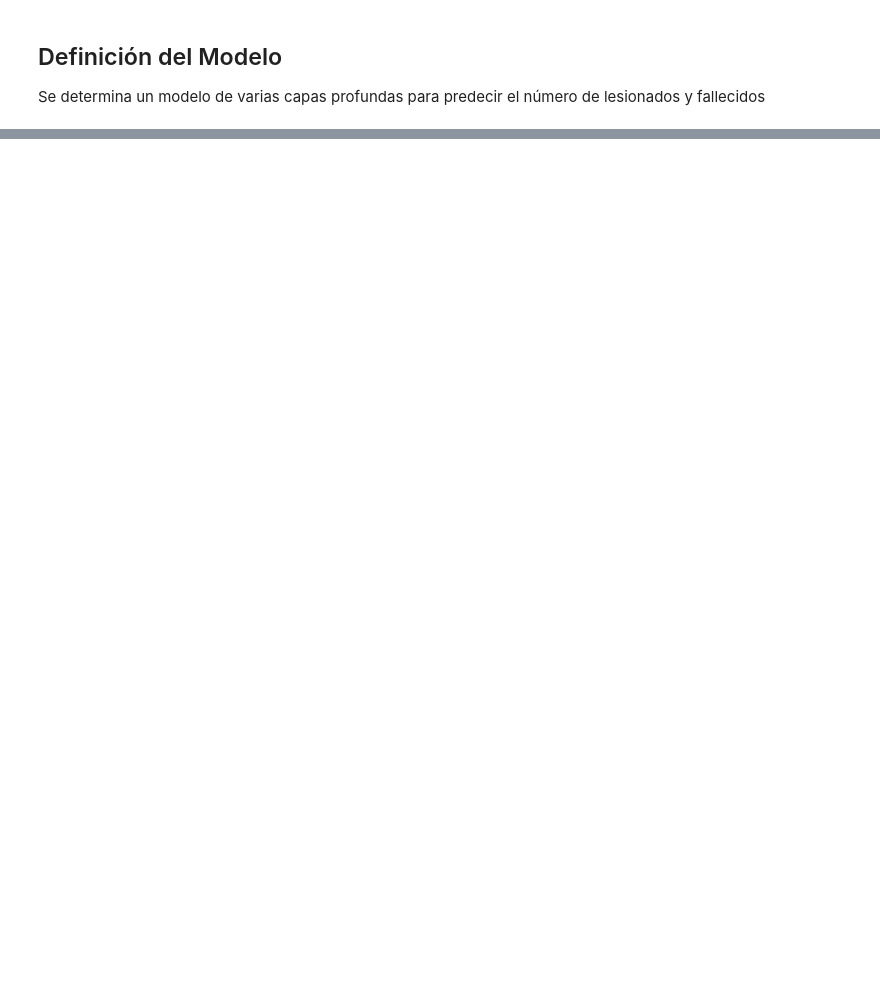
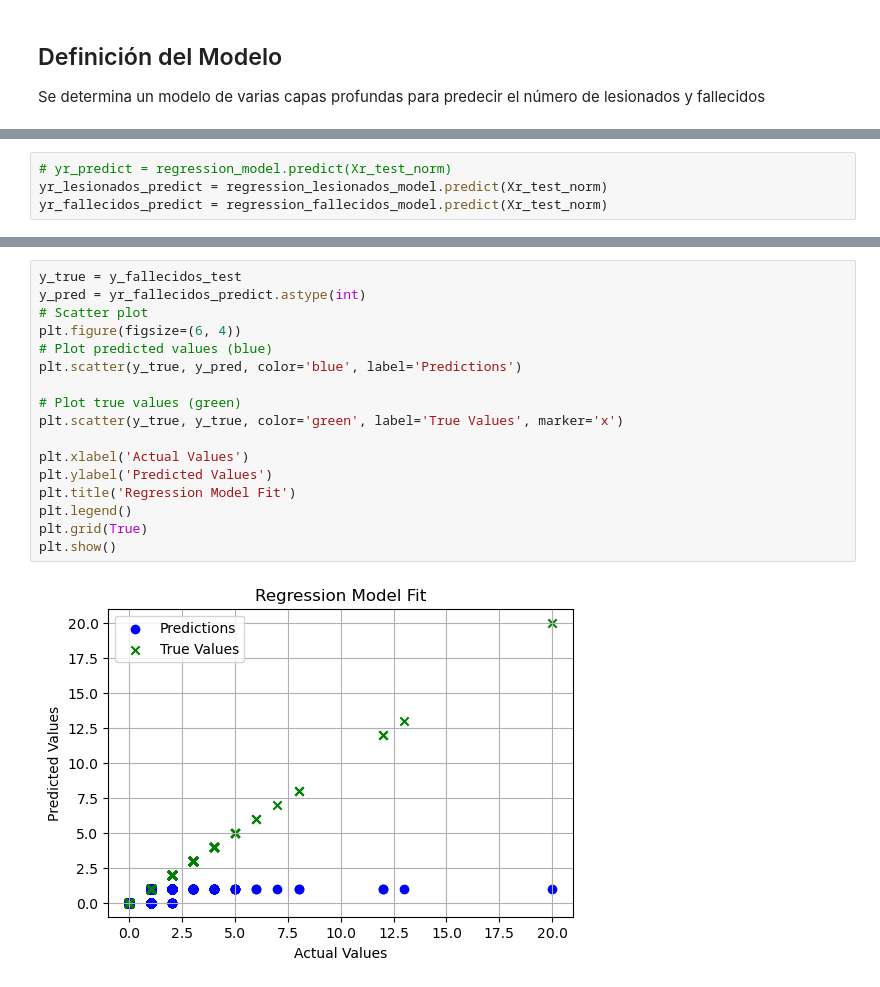
Before and after one commit to LeninGF/ant_accidentes_ml, a Jupyter notebook: classification.ipynb, the cells around one changed output, grey strips where cells are left out. Cells and saved outputs as stored; diff of their text form; blank space fills up the shorter version.

```diff
--- a/classification.ipynb
+++ b/classification.ipynb
@@ -649,0 +764,4 @@ yr_fallecidos_predict = yr_predict[1]
+# %%
+# yr_predict = regression_model.predict(Xr_test_norm)
+yr_lesionados_predict = regression_lesionados_model.predict(Xr_test_norm)
+yr_fallecidos_predict = regression_fallecidos_model.predict(Xr_test_norm)
@@ -649,0 +814,19 @@ yr_fallecidos_predict = yr_predict[1]
+# %%
+y_true = y_fallecidos_test
+y_pred = yr_fallecidos_predict.astype(int)
+# Scatter plot
+plt.figure(figsize=(6, 4))
+# Plot predicted values (blue)
+plt.scatter(y_true, y_pred, color='blue', label='Predictions')
+
+# Plot true values (green)
+plt.scatter(y_true, y_true, color='green', label='True Values', marker='x')
+
+plt.xlabel('Actual Values')
+plt.ylabel('Predicted Values')
+plt.title('Regression Model Fit')
+plt.legend()
+plt.grid(True)
+plt.show()
+# %% [output]
+[figure, added]
```
Also changed, not shown: parts of 23 cells of this notebook.
